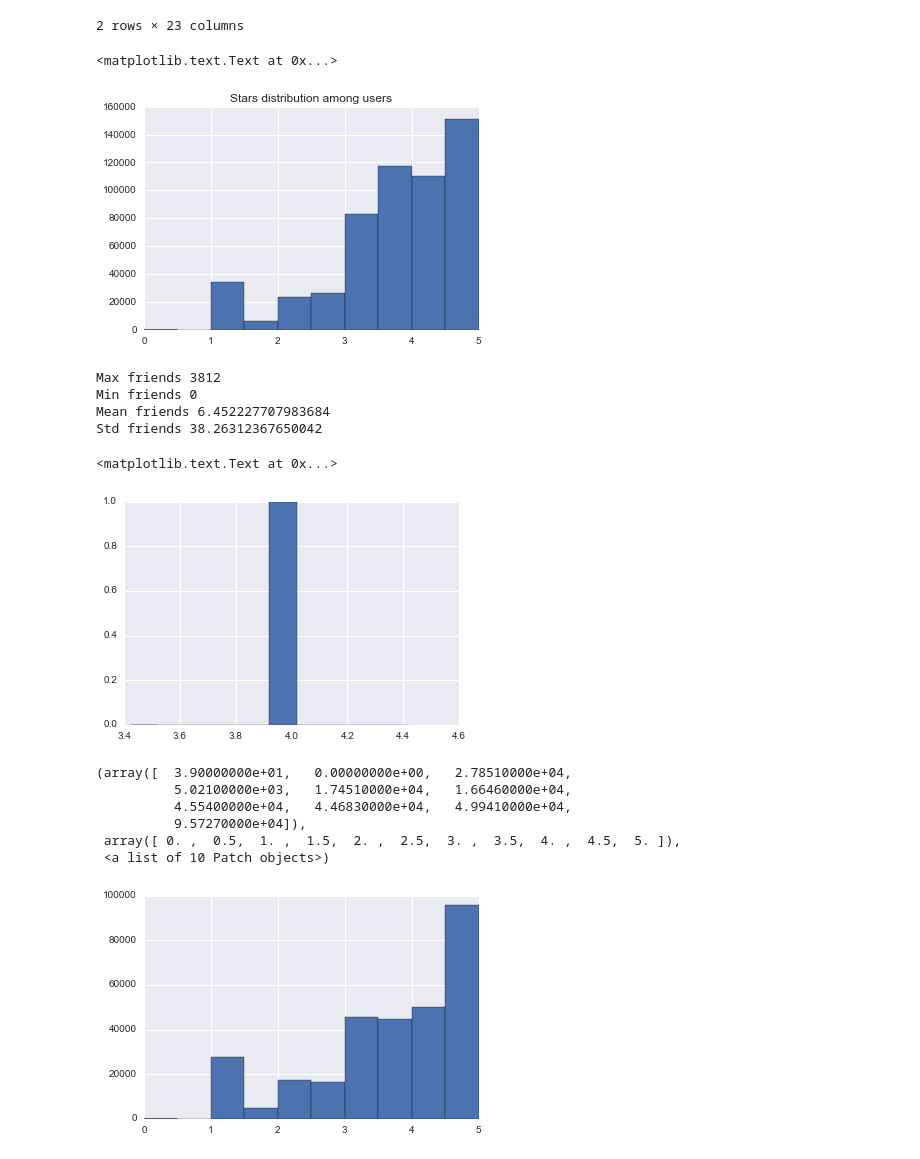
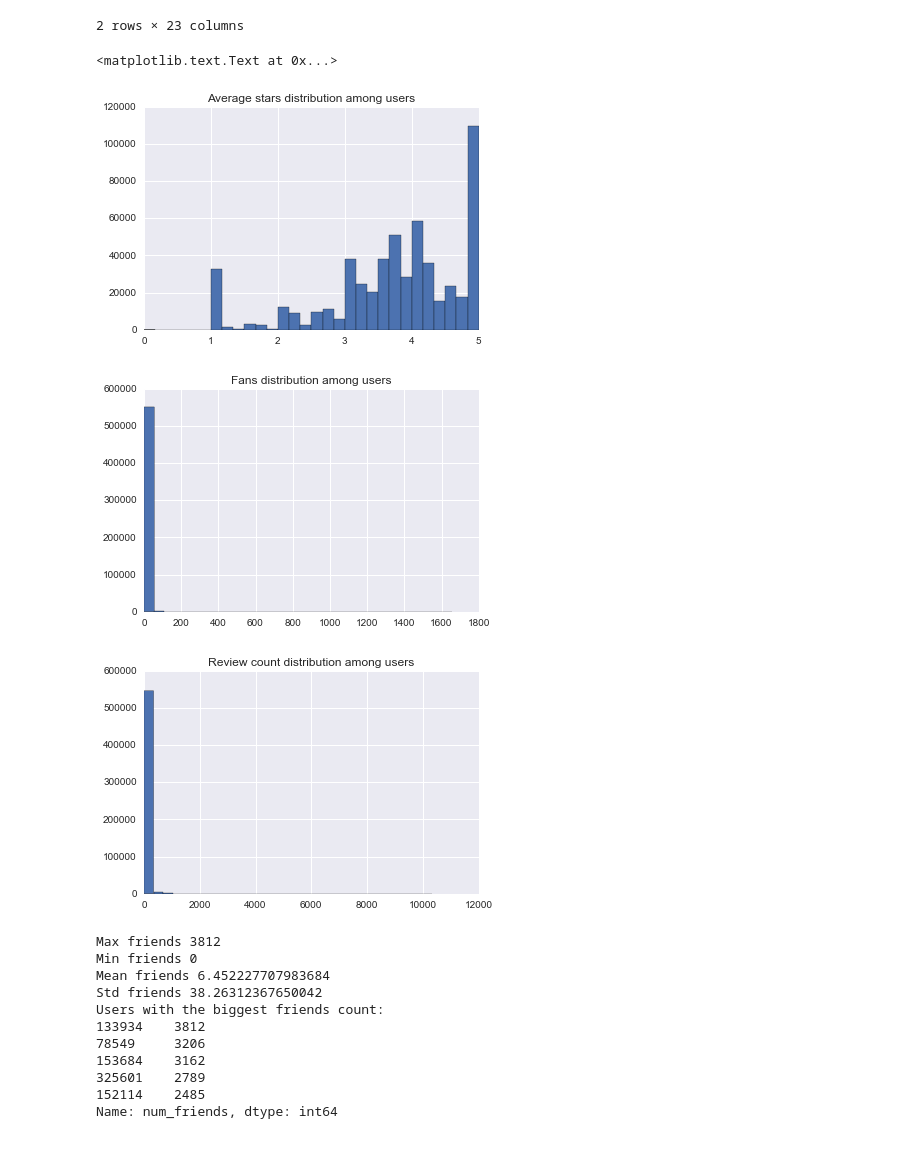
Before and after one commit to iabdrashitov/EDAs, a Jupyter notebook: Yelp_Dataset_EDA.ipynb, the cells around one changed output. Saved outputs shown, nothing was run; the diff lists cells and outputs as text; code cells hidden in the pictures.

```diff
--- a/Yelp_Dataset_EDA.ipynb
+++ b/Yelp_Dataset_EDA.ipynb
@@ -115,14 +115,23 @@ user_norm_df
 users = (list(db.user.find({},{"_id":0})))
 users_df = pd.DataFrame(users)
 users = []
-# %%
-plt.figure()
-plt.hist(users_df.average_stars)
-plt.title('Stars distribution among users')
-# %% [output]
-<matplotlib.text.Text at 0x...>
-[figure, removed]
+# %%
+plt.figure()
+plt.hist(users_df.average_stars, 30)
+plt.title('Average stars distribution among users')
+plt.figure()
+plt.hist(users_df.fans,30 )
+plt.title('Fans distribution among users')
+plt.figure()
+plt.hist(users_df.review_count,30 )
+plt.title('Review count distribution among users')
+# %% [output]
+<matplotlib.text.Text at 0x...>
+[figure, added]
+[figure, added]
+[figure, added]
 # %%
+# Getting friends count of each user in the data set
 friendsnum = list()
 for friends in users_df.friends:
     friendsnum.append(len(friends))
@@ -131,26 +140,18 @@ print('Max friends',users_df.num_friends.max())
 print('Min friends',users_df.num_friends.min())
 print('Mean friends',users_df.num_friends.mean())
 print('Std friends',users_df.num_friends.std())
+print('Users with the biggest friends count:')
+print(users_df.sort_values('num_friends', ascending = False).num_friends.head())
+#
 # %% [output]
 Max friends 3812
 Min friends 0
 Mean friends 6.452227707983684
 Std friends 38.26312367650042
+Users with the biggest friends count:
+133934    3812
+78549     3206
+153684    3162
+325601    2789
+152114    2485
+Name: num_friends, dtype: int64
-# %%
-plt.figure()
-plt.hist(users_df.average_stars[users_df.num_friends == 3812])
-
-plt.title('')
-# %% [output]
-<matplotlib.text.Text at 0x...>
-[figure, removed]
-# %%
-plt.hist(users_df.average_stars[users_df.num_friends == 0 ])
-# %% [output]
-(array([  3.90000000e+01,   0.00000000e+00,   2.78510000e+04,
-          5.02100000e+03,   1.74510000e+04,   1.66460000e+04,
-          4.55400000e+04,   4.46830000e+04,   4.99410000e+04,
-          9.57270000e+04]),
- array([ 0. ,  0.5,  1. ,  1.5,  2. ,  2.5,  3. ,  3.5,  4. ,  4.5,  5. ]),
- <a list of 10 Patch objects>)
-[figure, removed]
```
Also changed, not shown: parts of 9 cells of this notebook.
